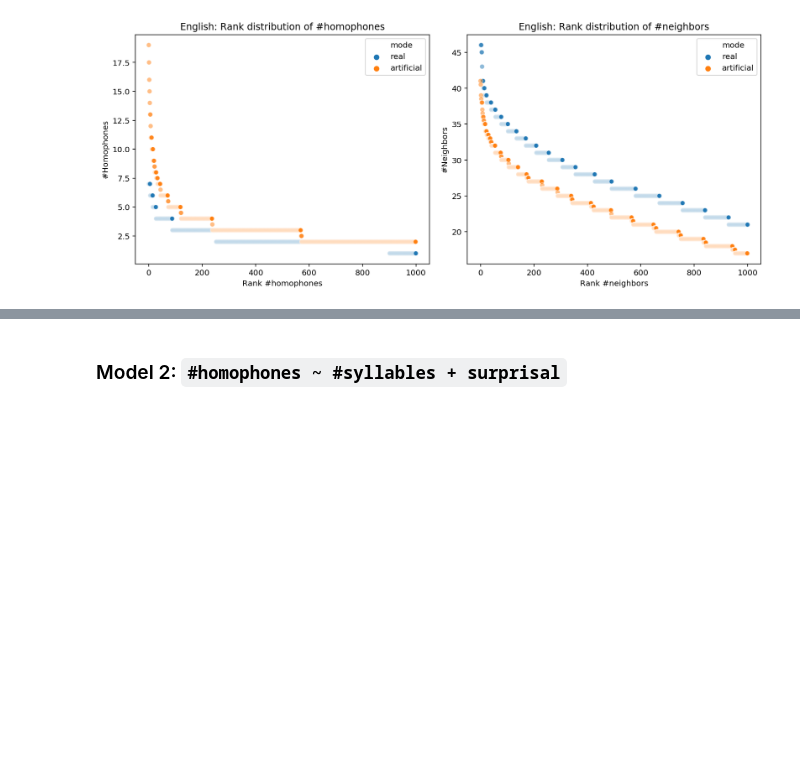
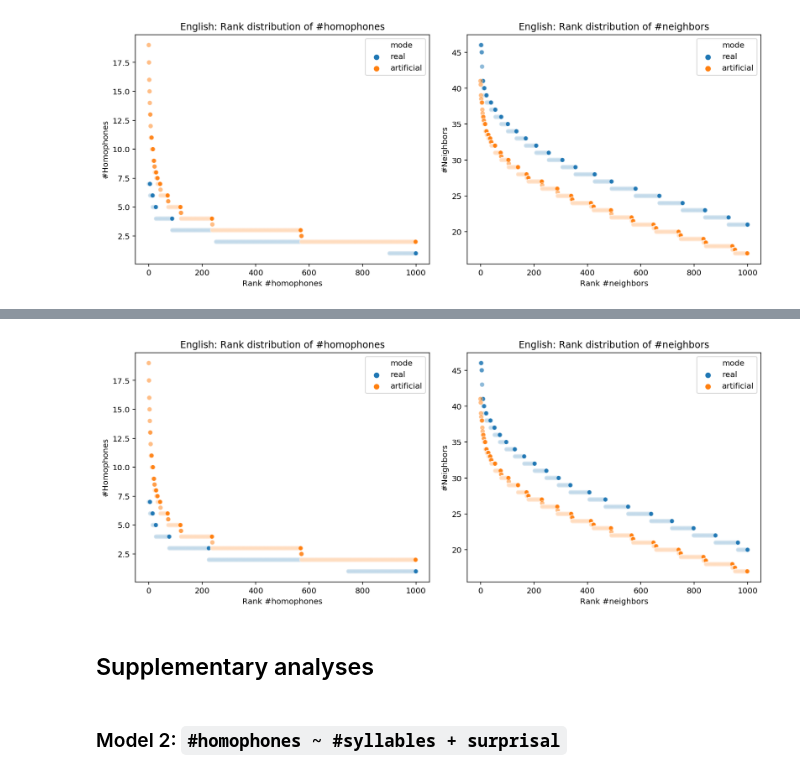
Before and after one commit to seantrott/homophone_simulations, a Jupyter notebook: Homophony in real and artificial lexica.ipynb, the cells around one changed output, grey strips where cells are left out. Cells and saved outputs as stored; diff of their text form; code cells hidden in the pictures; blank space fills up the shorter version.

Commit message:
updated primary and supplementary analyses

```diff
--- a/Homophony in real and artificial lexica.ipynb
+++ b/Homophony in real and artificial lexica.ipynb
@@ -703,2 +689,6 @@ plt.savefig("Figures/powerlaw/english_combined.png", dpi=300)
 # %% [output]
 [figure]
+# %%
+df_mono = df_processed[df_processed['CompCnt']==1]
+df_ranks_homophones_mono = aggregate_rank_distributions(df_mono, processed_artificials, y_column="num_homophones")
+df_ranks_neighbors_mono = aggregate_rank_distributions(df_mono, processed_artificials, y_column="neighborhood_size")
@@ -705,3 +706,32 @@ plt.savefig("Figures/powerlaw/english_combined.png", dpi=300)
+# %%
+fig, (ax1, ax2) = plt.subplots(1, 2, figsize=(12, 5))
+
+ax1 = sns.scatterplot(data = df_ranks_homophones_mono,
+            x = 'rank_num_homophones',
+            y = 'num_homophones',
+            hue = 'mode',
+            alpha =.5, ax=ax1)
+
+ax1.set_xlabel("Rank #homophones")
+ax1.set_ylabel("#Homophones")
+ax1.set_title("English: Rank distribution of #homophones")
+
+ax2 = sns.scatterplot(data = df_ranks_neighbors_mono,
+            x = 'rank_neighborhood_size',
+            y = 'neighborhood_size',
+            hue = 'mode',
+            alpha =.5, ax=ax2)
+
+ax2.set_xlabel("Rank #neighbors")
+ax2.set_ylabel("#Neighbors")
+ax2.set_title("English: Rank distribution of #neighbors")
+plt.tight_layout()
+
+# plt.savefig("Figures/powerlaw/english_combined.png", dpi=300)
+# %% [output]
+[figure, added]
+# %% [markdown]
+## Supplementary analyses
 # %% [markdown]
 ### Model 2: `#homophones ~ #syllables + surprisal`
 # %%
```
Also changed, not shown: parts of 75 cells of this notebook, 2 other files.
